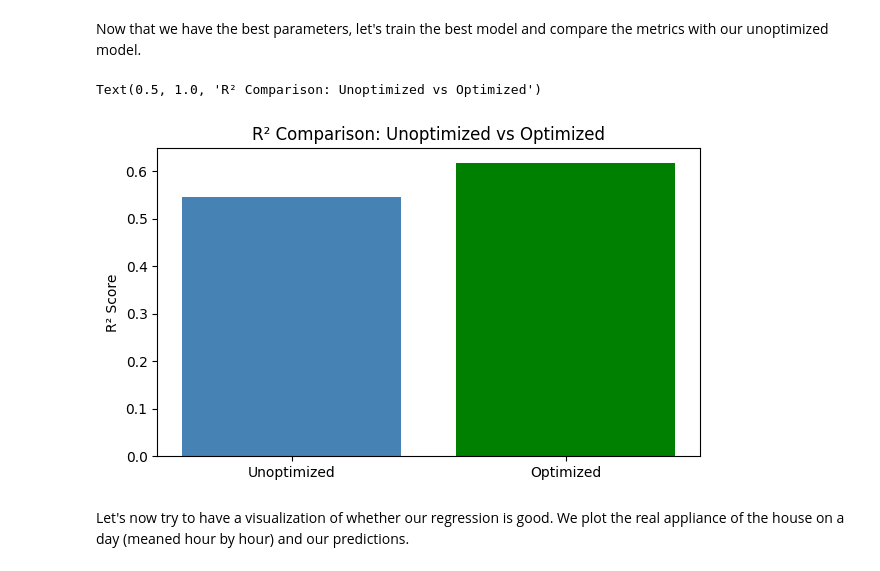
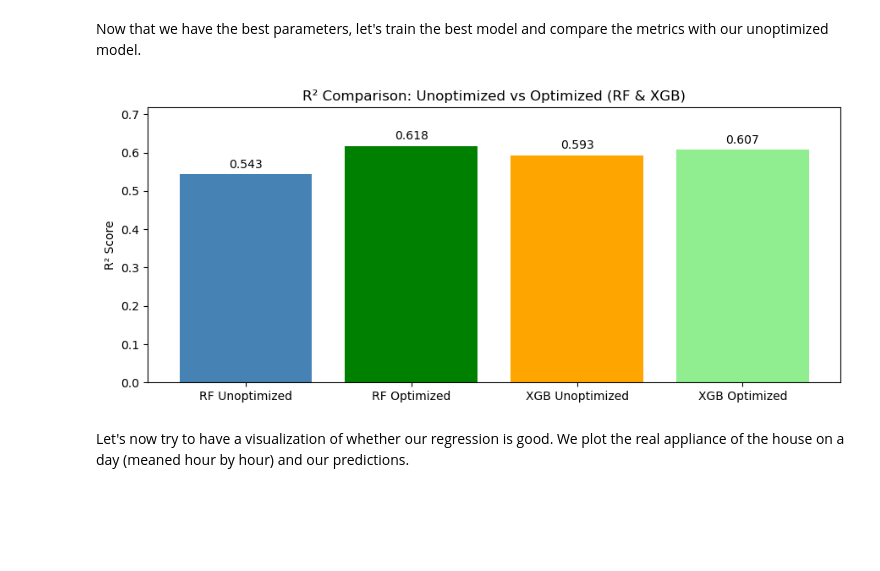
Before and after one commit to marcolegigabro/Energy-appliance-AML, a Jupyter notebook: Energy Appliances 2.ipynb, the cells around one changed output. Cells and saved outputs as stored; diff of their text form; code cells hidden in the pictures; blank space fills up the shorter version.

```diff
--- a/Energy Appliances 2.ipynb
+++ b/Energy Appliances 2.ipynb
@@ -455,16 +605,24 @@ Since the RandomForest seems to outperform, let's now try to optimize the hyperp
 First, we have seen that optimizing the number of features not only optimize the computatiional time, but also the accuracy of our regressor. Let's choose the best number of features.
 # %%
-
-
+# Random Forest
 rf_model = RandomForestRegressor(n_estimators=50, random_state=42)
 rf_model.fit(X_train_scaled, y_train)
 y_pred_rf = rf_model.predict(X_test_scaled)
 r2_rf = r2_score(y_test, y_pred_rf)
-#training r2 score
 y_train_pred_rf = rf_model.predict(X_train_scaled)
 r2_train_rf = r2_score(y_train, y_train_pred_rf)
 print(f"Random Forest R² Score (Test): {r2_rf:.3f}")
 print(f"Random Forest R² Score (Train): {r2_train_rf:.3f}")
+
+# XGBoost
+xgb_model = XGBRegressor(learning_rate=0.1, max_depth=9, n_estimators=300, random_state=42, n_jobs=-1)
+xgb_model.fit(X_train_scaled, y_train)
+y_pred_xgb = xgb_model.predict(X_test_scaled)
+r2_xgb = r2_score(y_test, y_pred_xgb)
+y_train_pred_xgb = xgb_model.predict(X_train_scaled)
+r2_train_xgb = r2_score(y_train, y_train_pred_xgb)
+print(f"XGBoost R² Score (Test): {r2_xgb:.3f}")
+print(f"XGBoost R² Score (Train): {r2_train_xgb:.3f}")
 # %% [output]
 Random Forest R² Score (Test): 0.543
 Random Forest R² Score (Train): 0.931
@@ -628,22 +964,56 @@ Best max_features: sqrt
 # %% [markdown]
 Now that we have the best parameters, let's train the best model and compare the metrics with our unoptimized model.
 # %%
-#training the final model with the best parameters
-rf_model = RandomForestRegressor(n_estimators=best_n_estimators, max_depth=best_max_depth, min_samples_split=best_min_samples_split, min_samples_leaf=best_min_samples_leaf, max_features=best_max_features, random_state=42)
+rf_model = RandomForestRegressor(
+    n_estimators=best_n_estimators_rf,
+    max_depth=best_max_depth_rf,
+    min_samples_split=best_min_samples_split_rf,
+    min_samples_leaf=best_min_samples_leaf_rf,
+    max_features=best_max_features_rf,
+    random_state=42
+)
 
-rf_model.fit(X_train_scaled[:,indices[:15]], y_train)
-y_pred_final = rf_model.predict(X_test_scaled[:,indices[:15]])
-r2_final = r2_score(y_test, y_pred_final)
-models = ['Unoptimized', 'Optimized']
-scores = [r2_rf, r2_final]
+rf_model.fit(X_train_scaled[:, indices[:15]], y_train)
+y_pred_rf_final = rf_model.predict(X_test_scaled[:, indices[:15]])
+r2_rf_final = r2_score(y_test, y_pred_rf_final)
 
-plt.figure(figsize=(7, 4))
-bars = plt.bar(models, scores, color=['steelblue', 'green'])
+xgb_model = XGBRegressor(
+    n_estimators=best_n_estimators_xgb,
+    max_depth=best_max_depth_xgb,
+    min_child_weight=best_min_child_weight_xgb,
+    colsample_bytree=best_colsample_bytree_xgb,
+    learning_rate=0.1,
+    random_state=42,
+    n_jobs=-1
+)
+
+xgb_model.fit(X_train_scaled[:, indices[:15]], y_train)
+y_pred_xgb_final = xgb_model.predict(X_test_scaled[:, indices[:15]])
+r2_xgb_final = r2_score(y_test, y_pred_xgb_final)
+
+models = [
+    'RF Unoptimized', 'RF Optimized',
+    'XGB Unoptimized', 'XGB Optimized'
+]
+scores = [
+    r2_rf, r2_rf_final,
+    r2_xgb, r2_xgb_final
+]
+
+plt.figure(figsize=(9, 4))
+bars = plt.bar(models, scores, color=['steelblue', 'green', 'orange', 'lightgreen'])
 plt.ylabel("R² Score")
-plt.title("R² Comparison: Unoptimized vs Optimized")
+plt.title("R² Comparison: Unoptimized vs Optimized (RF & XGB)")
+
+for bar in bars:
+    yval = bar.get_height()
+    plt.text(bar.get_x() + bar.get_width() / 2, yval + 0.01, f"{yval:.3f}", ha='center', va='bottom')
+
+plt.ylim(0, max(scores) + 0.1)
+plt.tight_layout()
+plt.show()
 # %% [output]
-Text(0.5, 1.0, 'R² Comparison: Unoptimized vs Optimized')
-[figure, old version]
+[figure, new version]
 # %% [markdown]
 Let's now try to have a visualization of whether our regression is good. We plot the real appliance of the house on a day (meaned hour by hour) and our predictions.
 # %%
```
Also changed, not shown: parts of 37 cells of this notebook.
